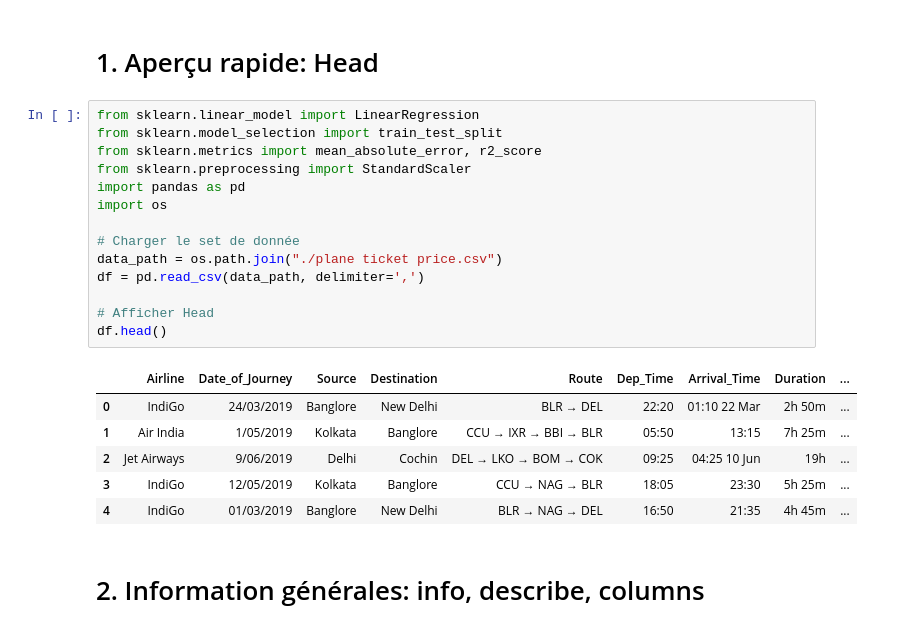
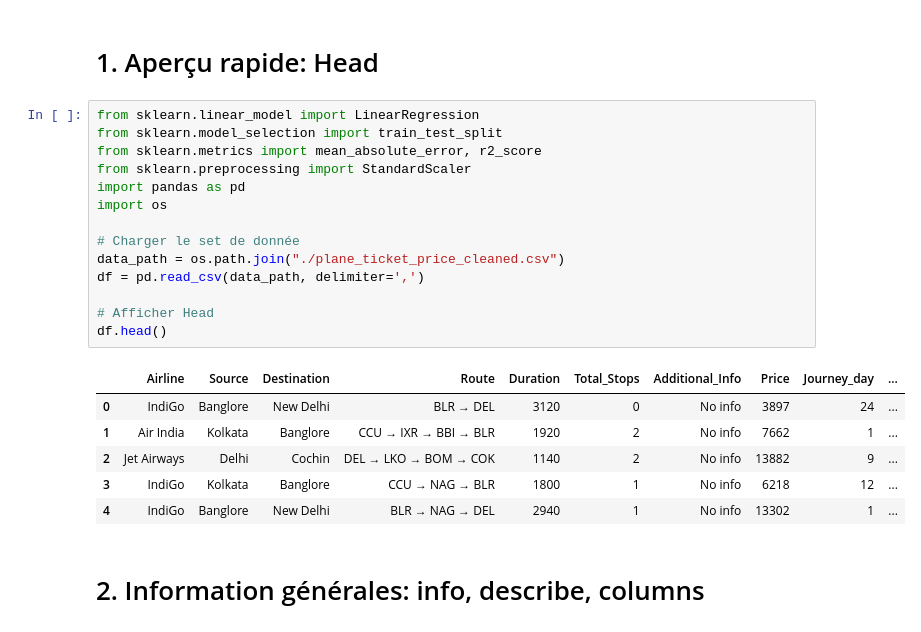
Before and after one commit to NhkI0/Machine-Learning-Plane-Project, a Jupyter notebook: Regression Plane Tickets.ipynb, the cells around one changed output. Cells and saved outputs as stored; diff of their text form.

```diff
--- a/Regression Plane Tickets.ipynb
+++ b/Regression Plane Tickets.ipynb
@@ -3,24 +3,24 @@
 # %%
 from sklearn.linear_model import LinearRegression
 from sklearn.model_selection import train_test_split
 from sklearn.metrics import mean_absolute_error, r2_score
 from sklearn.preprocessing import StandardScaler
 import pandas as pd
 import os
 
 # Charger le set de donnée
-data_path = os.path.join("./plane ticket price.csv")
+data_path = os.path.join("./plane_ticket_price_cleaned.csv")
 df = pd.read_csv(data_path, delimiter=',')
 
 # Afficher Head
 df.head()
 # %% [output]
-|  | Airline | Date_of_Journey | Source | Destination | Route | Dep_Time | Arrival_Time | Duration | ... |
-| 0 | IndiGo | 24/03/2019 | Banglore | New Delhi | BLR → DEL | 22:20 | 01:10 22 Mar | 2h 50m | ... |
-| 1 | Air India | 1/05/2019 | Kolkata | Banglore | CCU → IXR → BBI → BLR | 05:50 | 13:15 | 7h 25m | ... |
-| 2 | Jet Airways | 9/06/2019 | Delhi | Cochin | DEL → LKO → BOM → COK | 09:25 | 04:25 10 Jun | 19h | ... |
-| 3 | IndiGo | 12/05/2019 | Kolkata | Banglore | CCU → NAG → BLR | 18:05 | 23:30 | 5h 25m | ... |
-| 4 | IndiGo | 01/03/2019 | Banglore | New Delhi | BLR → NAG → DEL | 16:50 | 21:35 | 4h 45m | ... |
+|  | Airline | Source | Destination | Route | Duration | Total_Stops | Additional_Info | Price | Journey_day | ... |
+| 0 | IndiGo | Banglore | New Delhi | BLR → DEL | 3120 | 0 | No info | 3897 | 24 | ... |
+| 1 | Air India | Kolkata | Banglore | CCU → IXR → BBI → BLR | 1920 | 2 | No info | 7662 | 1 | ... |
+| 2 | Jet Airways | Delhi | Cochin | DEL → LKO → BOM → COK | 1140 | 2 | No info | 13882 | 9 | ... |
+| 3 | IndiGo | Kolkata | Banglore | CCU → NAG → BLR | 1800 | 1 | No info | 6218 | 12 | ... |
+| 4 | IndiGo | Banglore | New Delhi | BLR → NAG → DEL | 2940 | 1 | No info | 13302 | 1 | ... |
 # %% [markdown]
 # 2. Information générales: info, describe, columns
 # %%
```
Also changed, not shown: parts of 10 cells of this notebook, 1 other file.
